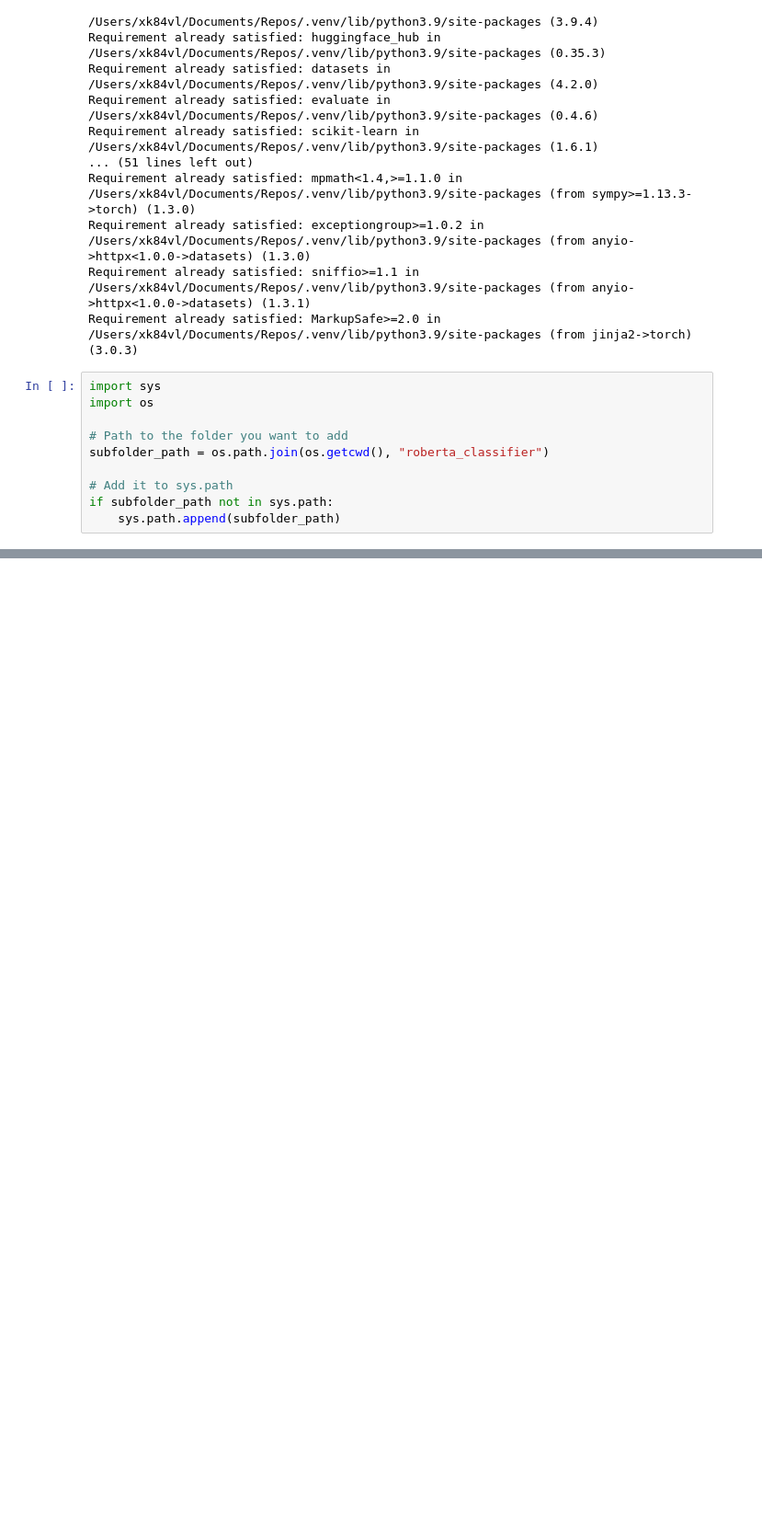
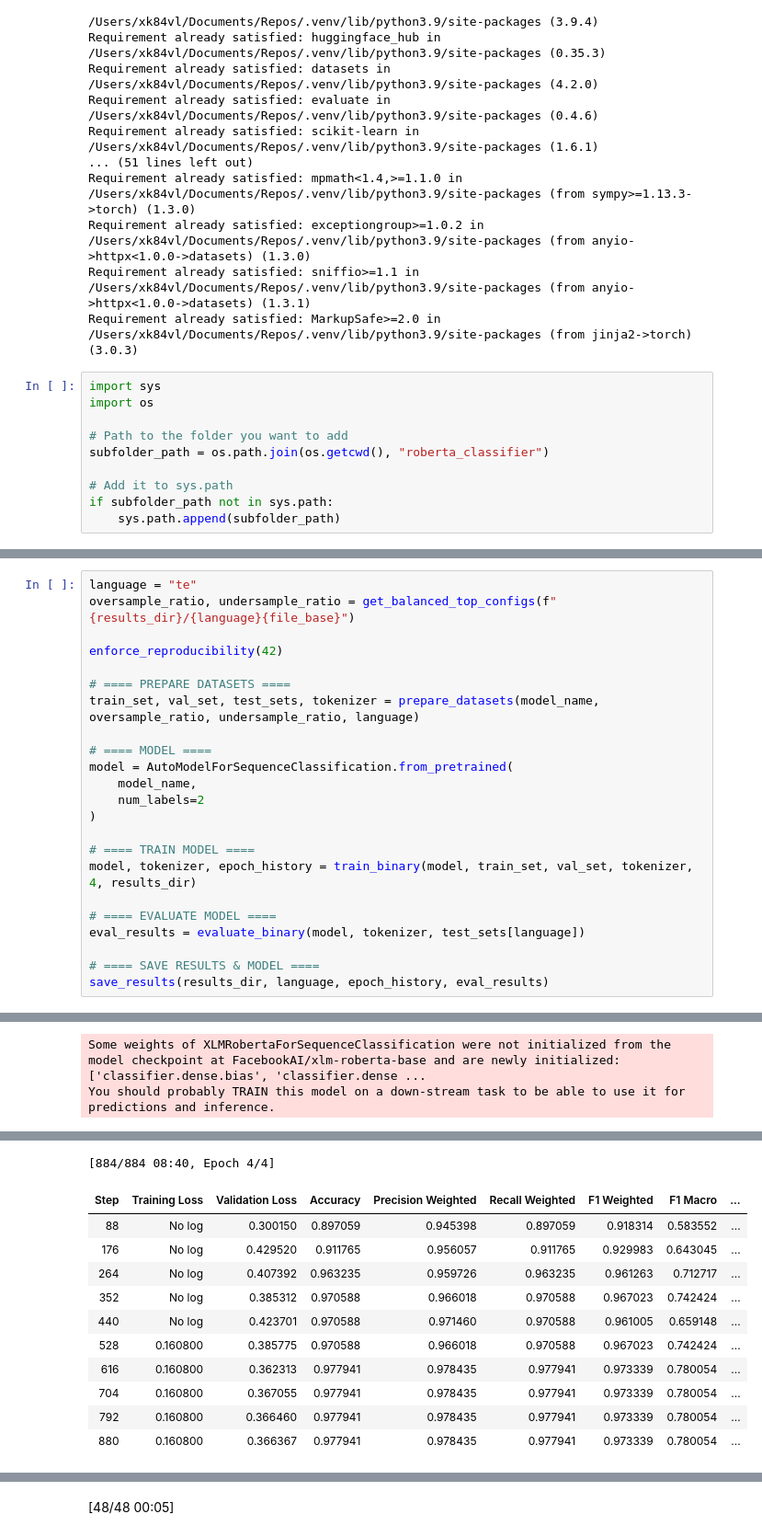
Before and after one commit to PeterLaustAlmvig/nlp-course-GROUP15, a Jupyter notebook: models/part_3/roberta_classifier.ipynb, the cells around one changed output, grey strips where cells are left out. Shown at 92% size. Drawn from its saved outputs; the diff is of its cells as text; blank space fills up the shorter version.

```diff
--- a/models/part_3/roberta_classifier.ipynb
+++ b/models/part_3/roberta_classifier.ipynb
@@ -83,0 +191,24 @@ KeyboardInterrupt:
+# %%
+language = "te"
+oversample_ratio, undersample_ratio = get_balanced_top_configs(f"{results_dir}/{language}{file_base}")
+
+enforce_reproducibility(42)
+
+# ==== PREPARE DATASETS ====
+train_set, val_set, test_sets, tokenizer = prepare_datasets(model_name, oversample_ratio, undersample_ratio, language)
+
+# ==== MODEL ====
+model = AutoModelForSequenceClassification.from_pretrained(
+    model_name,
+    num_labels=2
+)
+
+# ==== TRAIN MODEL ====
+model, tokenizer, epoch_history = train_binary(model, train_set, val_set, tokenizer, 4, results_dir)
+
+# ==== EVALUATE MODEL ====
+eval_results = evaluate_binary(model, tokenizer, test_sets[language])
+
+# ==== SAVE RESULTS & MODEL ====
+save_results(results_dir, language, epoch_history, eval_results)
+# %% [output]
@@ -83,0 +229,2 @@ KeyboardInterrupt:
+Some weights of XLMRobertaForSequenceClassification were not initialized from the model checkpoint at FacebookAI/xlm-roberta-base and are newly initialized: ['classifier.dense.bias', 'classifier.dense ...
+You should probably TRAIN this model on a down-stream task to be able to use it for predictions and inference.
@@ -83,0 +233,12 @@ KeyboardInterrupt:
+[884/884 08:40, Epoch 4/4]
+| Step | Training Loss | Validation Loss | Accuracy | Precision Weighted | Recall Weighted | F1 Weighted | F1 Macro | ... |
+| 88 | No log | 0.300150 | 0.897059 | 0.945398 | 0.897059 | 0.918314 | 0.583552 | ... |
+| 176 | No log | 0.429520 | 0.911765 | 0.956057 | 0.911765 | 0.929983 | 0.643045 | ... |
+| 264 | No log | 0.407392 | 0.963235 | 0.959726 | 0.963235 | 0.961263 | 0.712717 | ... |
+| 352 | No log | 0.385312 | 0.970588 | 0.966018 | 0.970588 | 0.967023 | 0.742424 | ... |
+| 440 | No log | 0.423701 | 0.970588 | 0.971460 | 0.970588 | 0.961005 | 0.659148 | ... |
+| 528 | 0.160800 | 0.385775 | 0.970588 | 0.966018 | 0.970588 | 0.967023 | 0.742424 | ... |
+| 616 | 0.160800 | 0.362313 | 0.977941 | 0.978435 | 0.977941 | 0.973339 | 0.780054 | ... |
+| 704 | 0.160800 | 0.367055 | 0.977941 | 0.978435 | 0.977941 | 0.973339 | 0.780054 | ... |
+| 792 | 0.160800 | 0.366460 | 0.977941 | 0.978435 | 0.977941 | 0.973339 | 0.780054 | ... |
+| 880 | 0.160800 | 0.366367 | 0.977941 | 0.978435 | 0.977941 | 0.973339 | 0.780054 | ... |
@@ -83,0 +247 @@ KeyboardInterrupt:
+[48/48 00:05]
```
Also changed, not shown: parts of 4 cells of this notebook, 15 other files.
